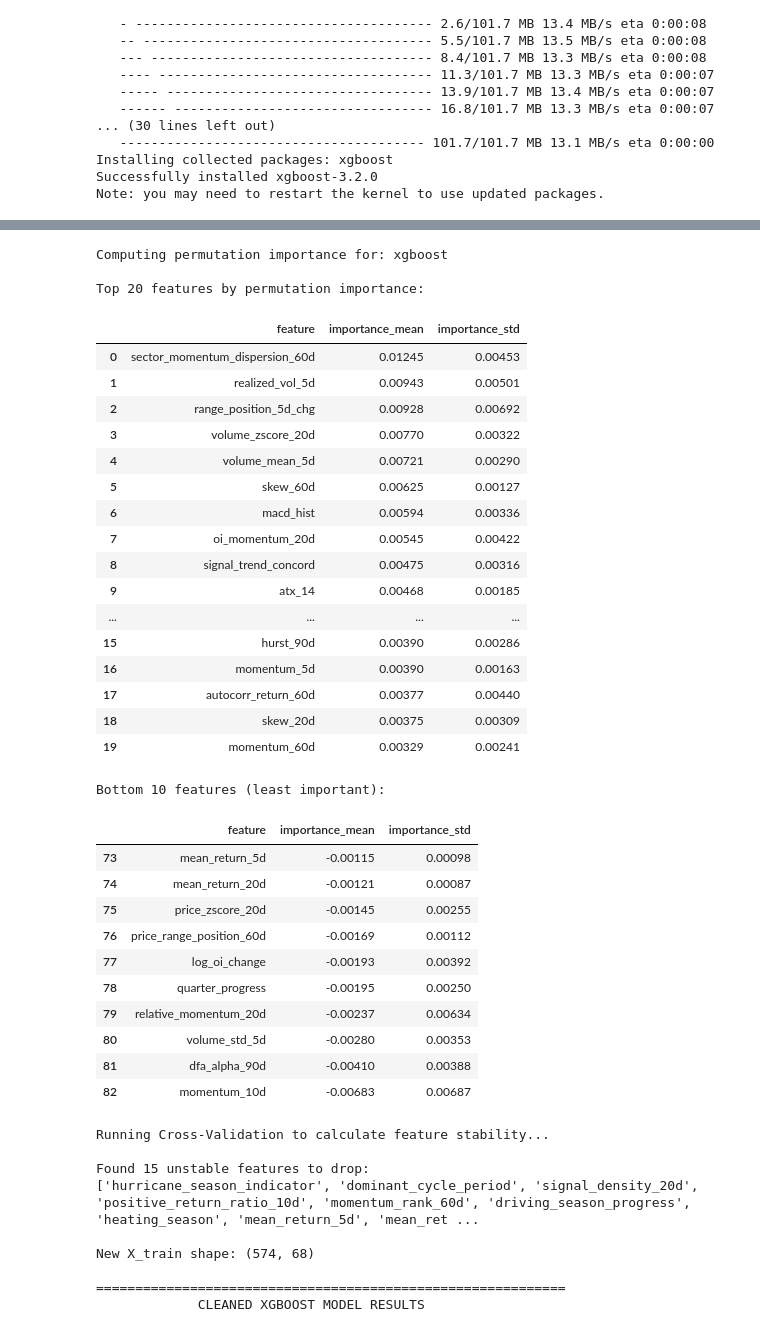
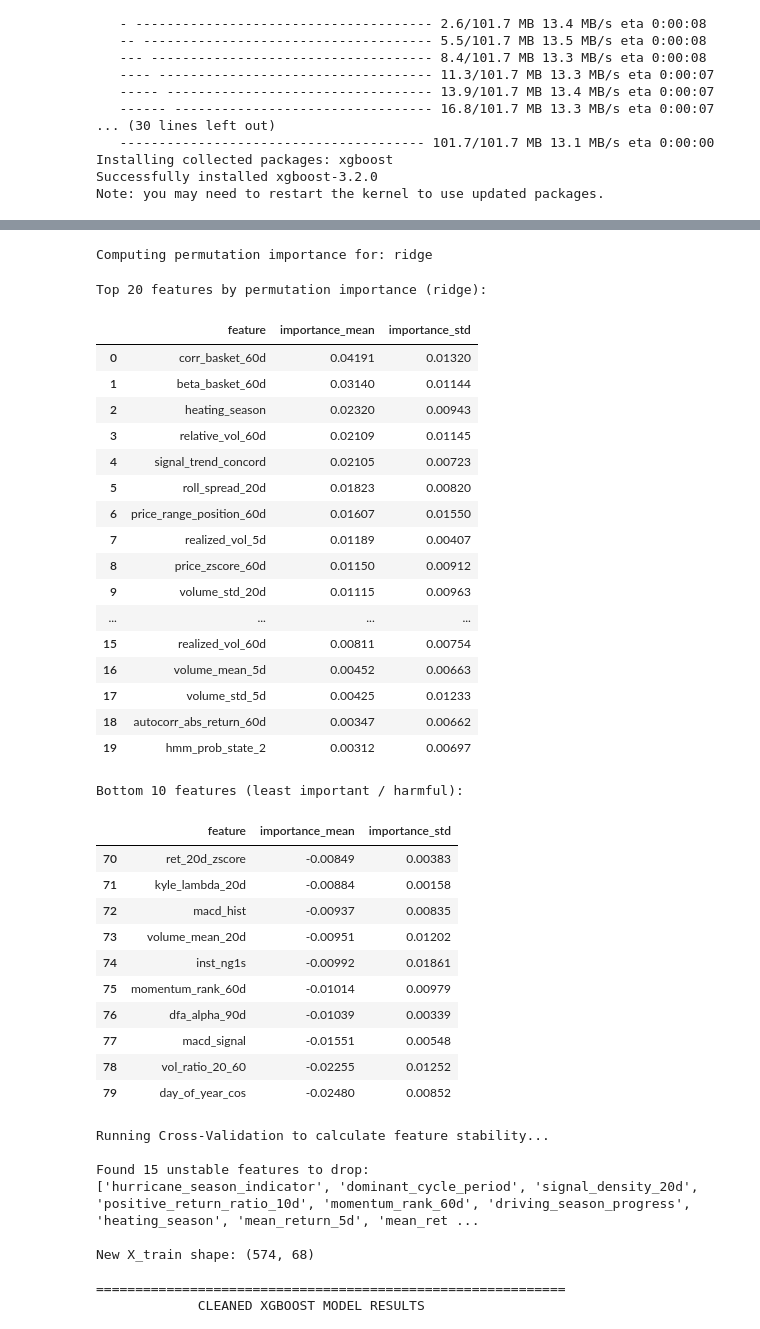
Before and after one commit to garancedvn/Systematic-Trading, a Jupyter notebook: coursework.ipynb, the cells around one changed output, grey strips where cells are left out. Drawn from its saved outputs; the diff is of its cells as text; code cells hidden in the pictures.

```diff
--- a/coursework.ipynb
+++ b/coursework.ipynb
@@ -5500,76 +5688,82 @@ Two levels of analysis:
 The cluster-level view is more robust to multicollinearity: within-group features (e.g., several volatility estimators) carry overlapping information, so individual importance is unstable but the cluster's total importance is reliable.
 # %%
 # ============================================================
-# Phase 4.5 — Permutation Feature Importance
+# Phase 4.6 — Permutation Feature Importance
 # ============================================================
 
 from sklearn.inspection import permutation_importance
 
-# Pick the best model by AUC
+# Best model by AUC
 best_model_name = max(models_results.keys(), key=lambda k: models_results[k]["auc"])
 best_model = models_results[best_model_name]["model"]
 print(f"Computing permutation importance for: {best_model_name}")
 
-# Use scaled features for ridge/NN, raw for XGBoost
+# Use the correct feature matrix — X_test_clean has the right columns
+# (unstable features already dropped, same 80 columns the model was trained on)
 if best_model_name == "xgboost":
-    X_perm = X_test
+    X_perm = X_test_clean
+    feat_names = X_test_clean.columns.tolist()
 else:
-    X_perm = X_test_scaled
+    # Ridge and MLP were trained on scaled data
+    # Reconstruct as DataFrame so feature names are preserved
+    X_perm = pd.DataFrame(
+        X_test_scaled,
+        columns=X_test_clean.columns
+    )
+    feat_names = X_test_clean.columns.tolist()
 
 perm = permutation_importance(
     best_model,
     X_perm,
     y_test,
     n_repeats=10,
     random_state=42,
     scoring="roc_auc",
     n_jobs=-1,
 )
 
 # Per-feature importance ranked
-feat_names = X.columns.tolist()
 perm_df = pd.DataFrame({
     "feature": feat_names,
     "importance_mean": perm.importances_mean,
     "importance_std": perm.importances_std,
 }).sort_values("importance_mean", ascending=False).reset_index(drop=True)
 
-print("\nTop 20 features by permutation importance:")
+print(f"\nTop 20 features by permutation importance ({best_model_name}):")
 display(perm_df.head(20).round(5))
 
-print("\nBottom 10 features (least important):")
+print("\nBottom 10 features (least important / harmful):")
 display(perm_df.tail(10).round(5))
 # %% [output]
-Computing permutation importance for: xgboost
-
-Top 20 features by permutation importance:
+Computing permutation importance for: ridge
+Top 20 features by permutation importance (ridge):
 |  | feature | importance_mean | importance_std |
-| 0 | sector_momentum_dispersion_60d | 0.01245 | 0.00453 |
-| 1 | realized_vol_5d | 0.00943 | 0.00501 |
-| 2 | range_position_5d_chg | 0.00928 | 0.00692 |
-| 3 | volume_zscore_20d | 0.00770 | 0.00322 |
-| 4 | volume_mean_5d | 0.00721 | 0.00290 |
-| 5 | skew_60d | 0.00625 | 0.00127 |
-| 6 | macd_hist | 0.00594 | 0.00336 |
-| 7 | oi_momentum_20d | 0.00545 | 0.00422 |
-| 8 | signal_trend_concord | 0.00475 | 0.00316 |
-| 9 | atx_14 | 0.00468 | 0.00185 |
+| 0 | corr_basket_60d | 0.04191 | 0.01320 |
+| 1 | beta_basket_60d | 0.03140 | 0.01144 |
+| 2 | heating_season | 0.02320 | 0.00943 |
+| 3 | relative_vol_60d | 0.02109 | 0.01145 |
+| 4 | signal_trend_concord | 0.02105 | 0.00723 |
+| 5 | roll_spread_20d | 0.01823 | 0.00820 |
+| 6 | price_range_position_60d | 0.01607 | 0.01550 |
+| 7 | realized_vol_5d | 0.01189 | 0.00407 |
+| 8 | price_zscore_60d | 0.01150 | 0.00912 |
+| 9 | volume_std_20d | 0.01115 | 0.00963 |
 | ... | ... | ... | ... |
-| 15 | hurst_90d | 0.00390 | 0.00286 |
-| 16 | momentum_5d | 0.00390 | 0.00163 |
-| 17 | autocorr_return_60d | 0.00377 | 0.00440 |
-| 18 | skew_20d | 0.00375 | 0.00309 |
-| 19 | momentum_60d | 0.00329 | 0.00241 |
+| 15 | realized_vol_60d | 0.00811 | 0.00754 |
+| 16 | volume_mean_5d | 0.00452 | 0.00663 |
+| 17 | volume_std_5d | 0.00425 | 0.01233 |
+| 18 | autocorr_abs_return_60d | 0.00347 | 0.00662 |
+| 19 | hmm_prob_state_2 | 0.00312 | 0.00697 |
-Bottom 10 features (least important):
+Bottom 10 features (least important / harmful):
 |  | feature | importance_mean | importance_std |
-| 73 | mean_return_5d | -0.00115 | 0.00098 |
-| 74 | mean_return_20d | -0.00121 | 0.00087 |
-| 75 | price_zscore_20d | -0.00145 | 0.00255 |
-| 76 | price_range_position_60d | -0.00169 | 0.00112 |
-| 77 | log_oi_change | -0.00193 | 0.00392 |
-| 78 | quarter_progress | -0.00195 | 0.00250 |
-| 79 | relative_momentum_20d | -0.00237 | 0.00634 |
-| 80 | volume_std_5d | -0.00280 | 0.00353 |
-| 81 | dfa_alpha_90d | -0.00410 | 0.00388 |
-| 82 | momentum_10d | -0.00683 | 0.00687 |
+| 70 | ret_20d_zscore | -0.00849 | 0.00383 |
+| 71 | kyle_lambda_20d | -0.00884 | 0.00158 |
+| 72 | macd_hist | -0.00937 | 0.00835 |
+| 73 | volume_mean_20d | -0.00951 | 0.01202 |
+| 74 | inst_ng1s | -0.00992 | 0.01861 |
+| 75 | momentum_rank_60d | -0.01014 | 0.00979 |
+| 76 | dfa_alpha_90d | -0.01039 | 0.00339 |
+| 77 | macd_signal | -0.01551 | 0.00548 |
+| 78 | vol_ratio_20_60 | -0.02255 | 0.01252 |
+| 79 | day_of_year_cos | -0.02480 | 0.00852 |
 # %%
```
Also changed, not shown: parts of 15 cells of this notebook.
